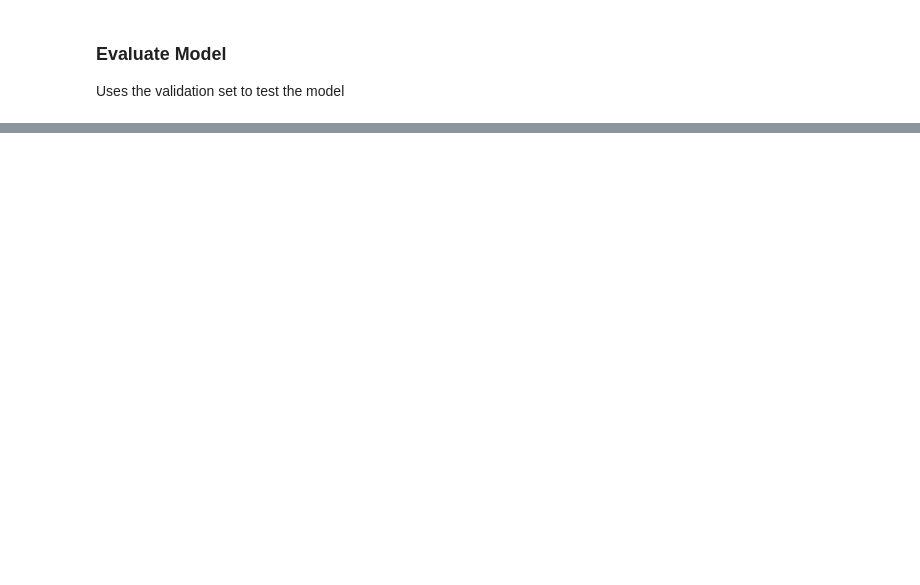
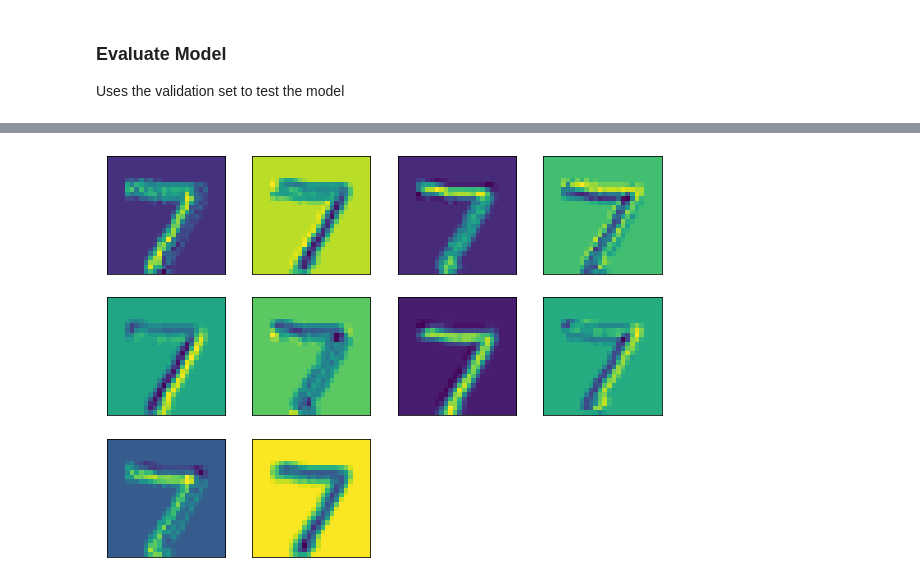
Before and after one commit to Mulac/TDA-MNIST, a Jupyter notebook: approach_3.ipynb, the cells around one changed output, grey strips where cells are left out. Saved outputs shown, nothing was run; the diff lists cells and outputs as text; code cells hidden in the pictures; blank space fills up the shorter version.

Commit message:
Interface for viewing activation maps

```diff
--- a/approach_3.ipynb
+++ b/approach_3.ipynb
@@ -103,7 +118,7 @@ Checking the models output from the frist training example
 ### Choose loss function and optimiser
 e.g. Mean Squared Error (MSE) with Stochastic Gradient Decent (SGD)
 # %%
-model = Model()
+model = CNN()
 criterion = torch.nn.CrossEntropyLoss()
 optimizer = torch.optim.SGD(model.parameters(), lr=0.001)
 # %% [markdown]
@@ -144,0 +196,26 @@ plt.imshow(image.squeeze())
+# %%
+class LayerVisualisation():
+  """
+    Produces an image that maximally excites a convolutional opertation
+    for a specific layer and filter.
+  """
+
+  def __init__(self, model, layer):
+    self.model = model
+    self.model.eval()
+    self.sel_layer = list(self.model.children())[layer]
+    self.hook = self.sel_layer.register_forward_hook(self.hook_fn)
+
+  def hook_fn(self, module, input, output):
+    self.activations = output
+
+  def activation_map(self, filter_id):
+    return self.activations[0, filter_id]
+
+  def visualise_filter(self, filter_id, lr=0.01, steps=30):
+    random_image = torch.rand((28, 28))
+
+  def close(self):
+    self.hook.remove()
+# %%
+conv_layer = LayerVisualisation(model, 0)
@@ -144,0 +226,8 @@ plt.imshow(image.squeeze())
+# %%
+fig = plt.figure(figsize=(10, 10))
+
+for filter in range(10):
+    ax = fig.add_subplot(4, 4, filter+1, xticks=[], yticks=[])
+    ax.imshow(conv_layer.activation_map(filter))
+# %% [output]
+[figure, added]
```
Also changed, not shown: parts of 15 cells of this notebook.
